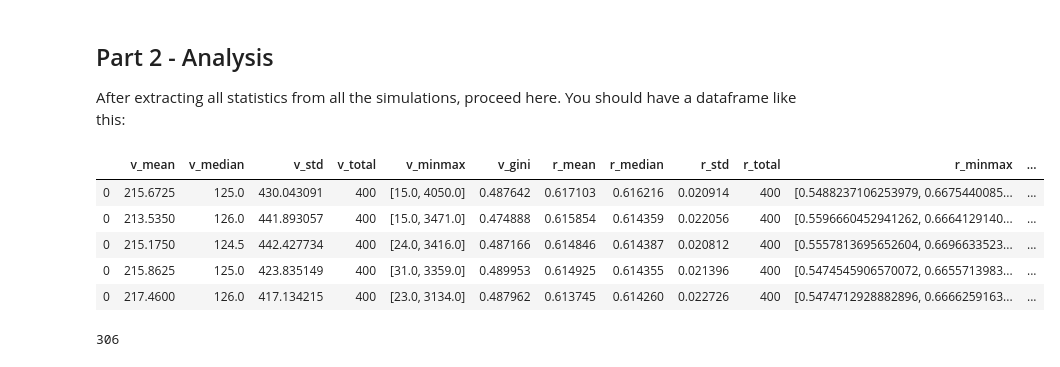
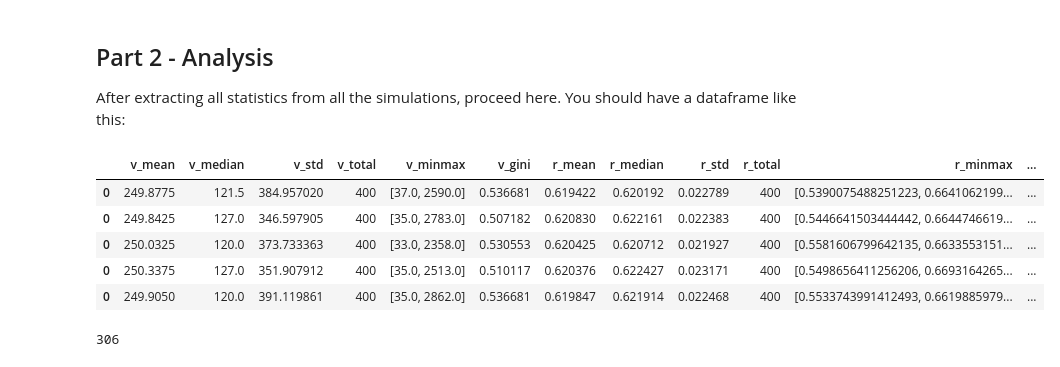
Before and after one commit to Andrelhu/Diversity-on-RecSys, a Jupyter notebook: Statistical Tests for Simulation Results v2.0.ipynb, the cells around one changed output. Saved outputs shown, nothing was run; the diff lists cells and outputs as text; code cells hidden in the pictures.

```diff
--- a/Statistical Tests for Simulation Results v2.0.ipynb
+++ b/Statistical Tests for Simulation Results v2.0.ipynb
@@ -177,15 +177,15 @@ import matplotlib.pyplot as plt
 import seaborn as sns
 %matplotlib inline
 # %%
-df = pd.read_pickle('Results_FSociological_S100_CC30_P100')
+df = pd.read_pickle('Results_FSociological_S100_CC30_P50')
 df.head()
 # %% [output]
 |  | v_mean | v_median | v_std | v_total | v_minmax | v_gini | r_mean | r_median | r_std | r_total | r_minmax | ... |
-| 0 | 215.6725 | 125.0 | 430.043091 | 400 | [15.0, 4050.0] | 0.487642 | 0.617103 | 0.616216 | 0.020914 | 400 | [0.5488237106253979, 0.6675440085... | ... |
-| 0 | 213.5350 | 126.0 | 441.893057 | 400 | [15.0, 3471.0] | 0.474888 | 0.615854 | 0.614359 | 0.022056 | 400 | [0.5596660452941262, 0.6664129140... | ... |
-| 0 | 215.1750 | 124.5 | 442.427734 | 400 | [24.0, 3416.0] | 0.487166 | 0.614846 | 0.614387 | 0.020812 | 400 | [0.5557813695652604, 0.6696633523... | ... |
-| 0 | 215.8625 | 125.0 | 423.835149 | 400 | [31.0, 3359.0] | 0.489953 | 0.614925 | 0.614355 | 0.021396 | 400 | [0.5474545906570072, 0.6655713983... | ... |
-| 0 | 217.4600 | 126.0 | 417.134215 | 400 | [23.0, 3134.0] | 0.487962 | 0.613745 | 0.614260 | 0.022726 | 400 | [0.5474712928882896, 0.6666259163... | ... |
+| 0 | 249.8775 | 121.5 | 384.957020 | 400 | [37.0, 2590.0] | 0.536681 | 0.619422 | 0.620192 | 0.022789 | 400 | [0.5390075488251223, 0.6641062199... | ... |
+| 0 | 249.8425 | 127.0 | 346.597905 | 400 | [35.0, 2783.0] | 0.507182 | 0.620830 | 0.622161 | 0.022383 | 400 | [0.5446641503444442, 0.6644746619... | ... |
+| 0 | 250.0325 | 120.0 | 373.733363 | 400 | [33.0, 2358.0] | 0.530553 | 0.620425 | 0.620712 | 0.021927 | 400 | [0.5581606799642135, 0.6633553151... | ... |
+| 0 | 250.3375 | 127.0 | 351.907912 | 400 | [35.0, 2513.0] | 0.510117 | 0.620376 | 0.622427 | 0.023171 | 400 | [0.5498656411256206, 0.6693164265... | ... |
+| 0 | 249.9050 | 120.0 | 391.119861 | 400 | [35.0, 2862.0] | 0.536681 | 0.619847 | 0.621914 | 0.022468 | 400 | [0.5533743991412493, 0.6619885979... | ... |
 # %%
 len(df)
 # %% [output]
```
Also changed, not shown: parts of 28 cells of this notebook, 1 other file.
